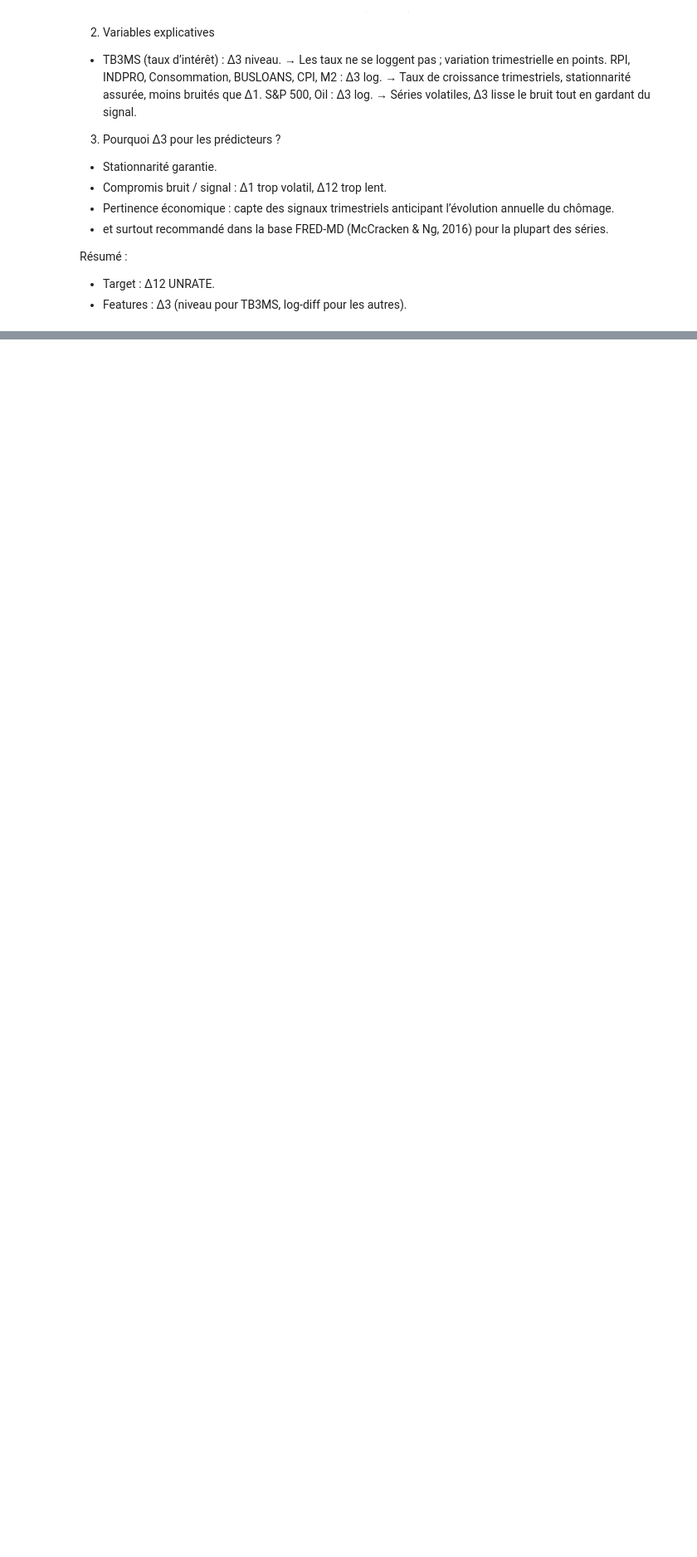
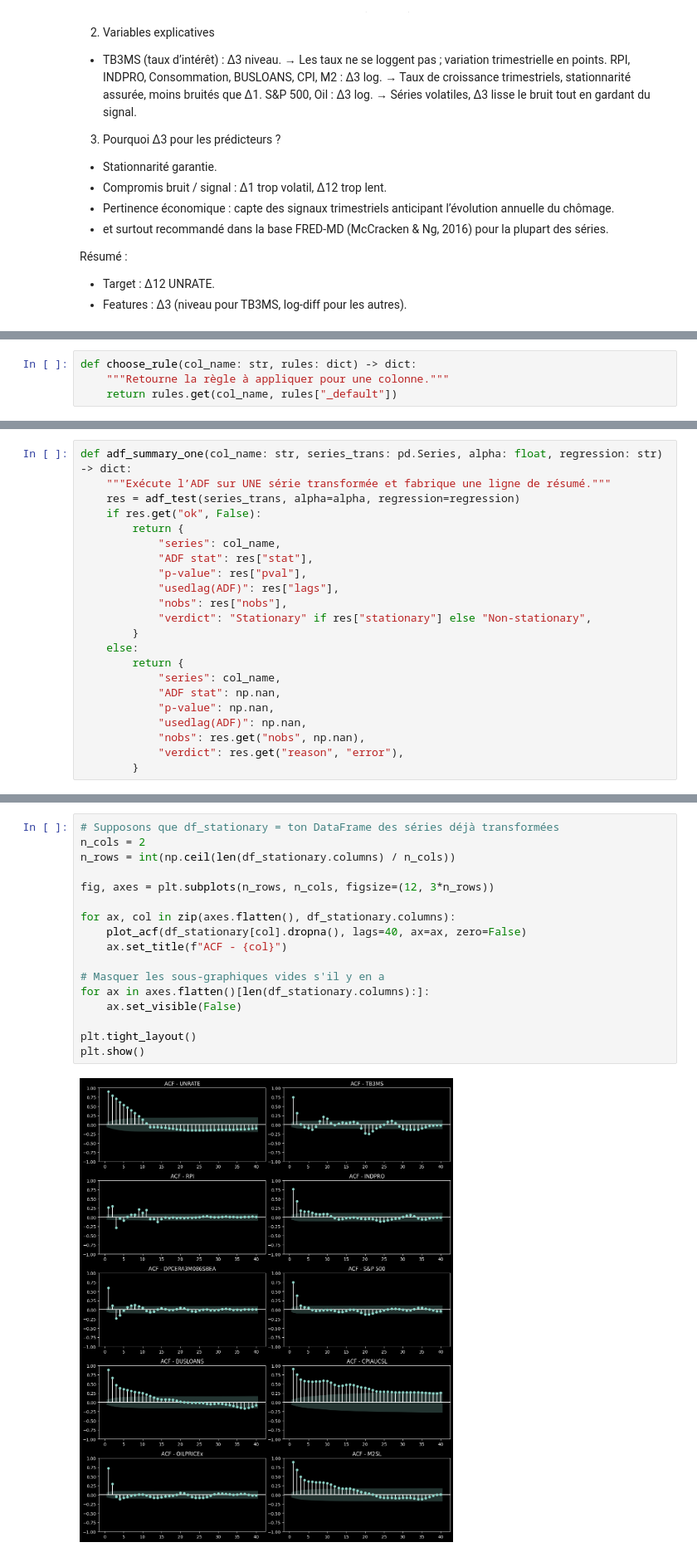
Before and after one commit to MitaDataAI/Forecast-and-explain-the-Unemployment-of-USA, a Jupyter notebook: 1_1_Stationarity.ipynb, the cells around one changed output, grey strips where cells are left out. Shown at 83% size. Cells and saved outputs as stored; diff of their text form; blank space fills up the shorter version.

```diff
--- a/1_1_Stationarity.ipynb
+++ b/1_1_Stationarity.ipynb
@@ -547,0 +389,4 @@ summary_all
+# %%
+def choose_rule(col_name: str, rules: dict) -> dict:
+    """Retourne la règle à appliquer pour une colonne."""
+    return rules.get(col_name, rules["_default"])
@@ -547,0 +412,22 @@ summary_all
+# %%
+def adf_summary_one(col_name: str, series_trans: pd.Series, alpha: float, regression: str) -> dict:
+    """Exécute l’ADF sur UNE série transformée et fabrique une ligne de résumé."""
+    res = adf_test(series_trans, alpha=alpha, regression=regression)
+    if res.get("ok", False):
+        return {
+            "series": col_name,
+            "ADF stat": res["stat"],
+            "p-value": res["pval"],
+            "usedlag(ADF)": res["lags"],
+            "nobs": res["nobs"],
+            "verdict": "Stationary" if res["stationary"] else "Non-stationary",
+        }
+    else:
+        return {
+            "series": col_name,
+            "ADF stat": np.nan,
+            "p-value": np.nan,
+            "usedlag(ADF)": np.nan,
+            "nobs": res.get("nobs", np.nan),
+            "verdict": res.get("reason", "error"),
+        }
@@ -547,0 +548,19 @@ summary_all
+# %%
+# Supposons que df_stationary = ton DataFrame des séries déjà transformées
+n_cols = 2
+n_rows = int(np.ceil(len(df_stationary.columns) / n_cols))
+
+fig, axes = plt.subplots(n_rows, n_cols, figsize=(12, 3*n_rows))
+
+for ax, col in zip(axes.flatten(), df_stationary.columns):
+    plot_acf(df_stationary[col].dropna(), lags=40, ax=ax, zero=False)
+    ax.set_title(f"ACF - {col}")
+
+# Masquer les sous-graphiques vides s'il y en a
+for ax in axes.flatten()[len(df_stationary.columns):]:
+    ax.set_visible(False)
+
+plt.tight_layout()
+plt.show()
+# %% [output]
+[figure, added]
```
Also changed, not shown: parts of 58 cells of this notebook, 12 other files.
